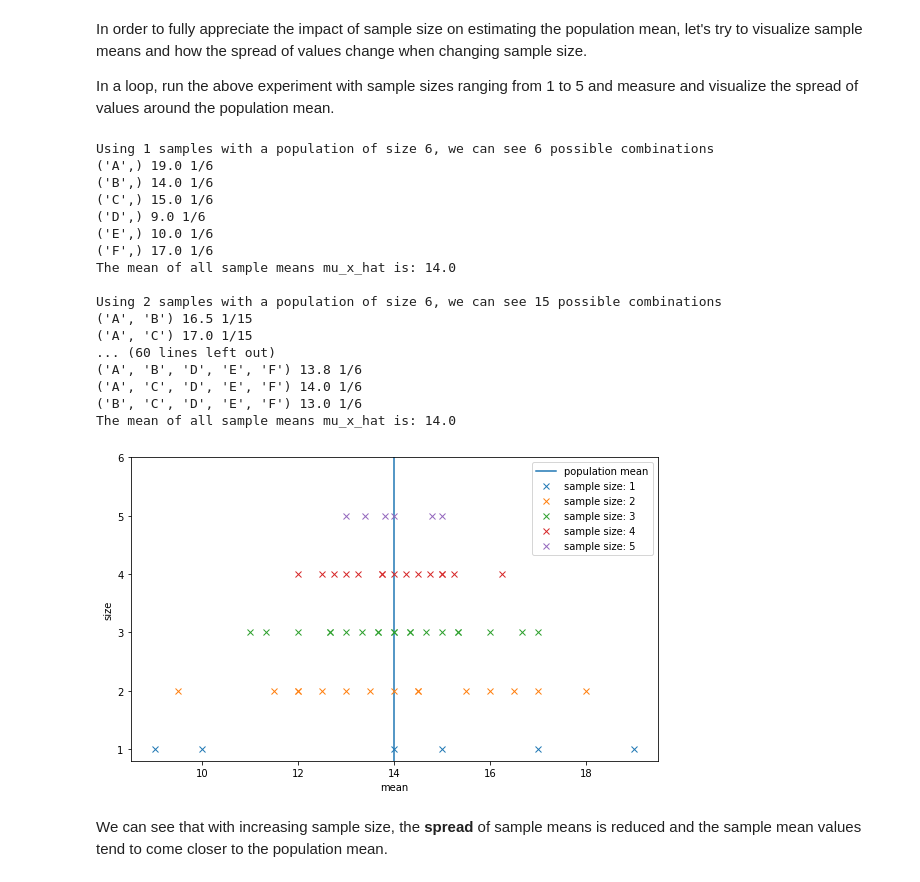
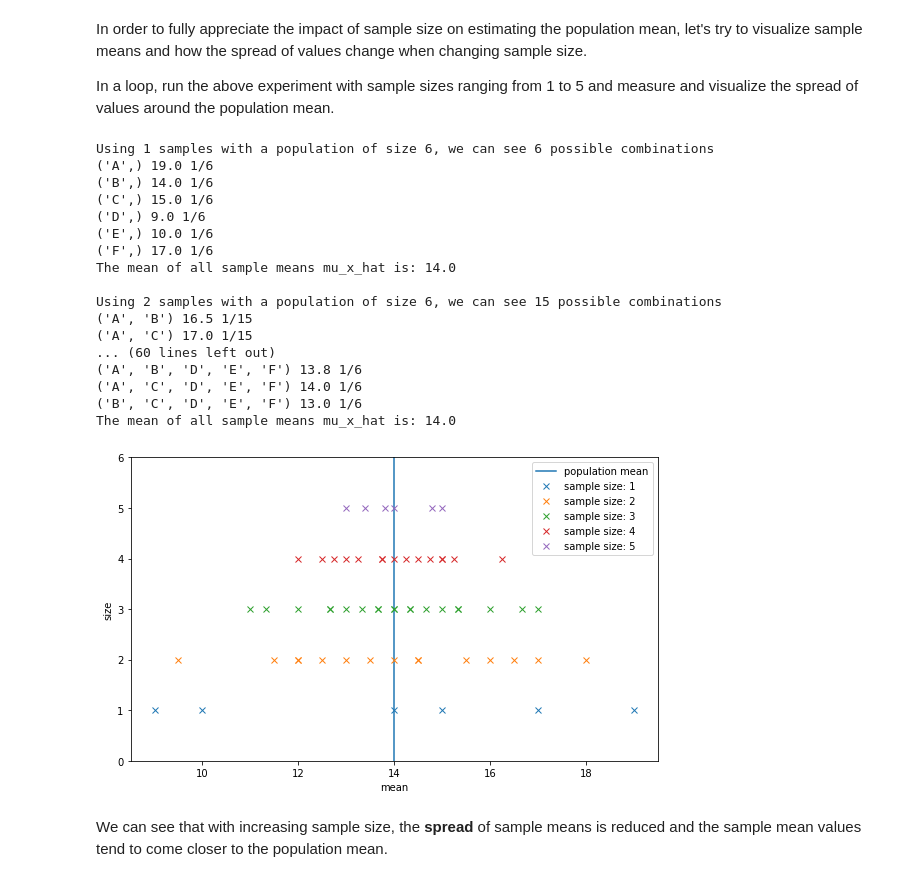
Before and after one commit to sacontreras/dsc-sampling-statistics-lab-online-ds-sp-000, a Jupyter notebook: index.ipynb, the cells around one changed output. Cells and saved outputs as stored; diff of their text form; code cells hidden in the pictures.

```diff
--- a/index.ipynb
+++ b/index.ipynb
@@ -326,7 +326,7 @@ for n in range(1, len(pumpkin_dict)):
 
 plt.xlabel("mean")
 plt.ylabel("size")
-plt.yticks(range(1, len(pumpkin_dict)+1))
+plt.yticks(range(0, len(pumpkin_dict)+1))
 plt.legend()
 fig.tight_layout()
 plt.show();
@@ -336,34 +336,34 @@ plt.show();
 
 # Using 2 samples with a population of size, we can see 15 possible combinations
 # The mean of all sample means mu_x_hat is: 14.0
 
 # Using 3 samples with a population of size, we can see 20 possible combinations
 # The mean of all sample means mu_x_hat is: 14.0
 
 # Using 4 samples with a population of size, we can see 15 possible combinations
 # The mean of all sample means mu_x_hat is: 14.0
 
 # Using 5 samples with a population of size, we can see 6 possible combinations
 # The mean of all sample means mu_x_hat is: 14.0
 # %% [output]
 Using 1 samples with a population of size 6, we can see 6 possible combinations
 ('A',) 19.0 1/6
 ('B',) 14.0 1/6
 ('C',) 15.0 1/6
 ('D',) 9.0 1/6
 ('E',) 10.0 1/6
 ('F',) 17.0 1/6
 The mean of all sample means mu_x_hat is: 14.0
 
 Using 2 samples with a population of size 6, we can see 15 possible combinations
 ('A', 'B') 16.5 1/15
 ('A', 'C') 17.0 1/15
 ... (60 lines left out)
 ('A', 'B', 'D', 'E', 'F') 13.8 1/6
 ('A', 'C', 'D', 'E', 'F') 14.0 1/6
 ('B', 'C', 'D', 'E', 'F') 13.0 1/6
 The mean of all sample means mu_x_hat is: 14.0
-[figure, old version]
+[figure, new version]
 # %% [markdown]
 We can see that with increasing sample size, the **spread** of sample means is reduced and the sample mean values tend to come closer to the population mean.
 # %% [markdown]
```
Also changed, not shown: parts of 1 cell of this notebook.
